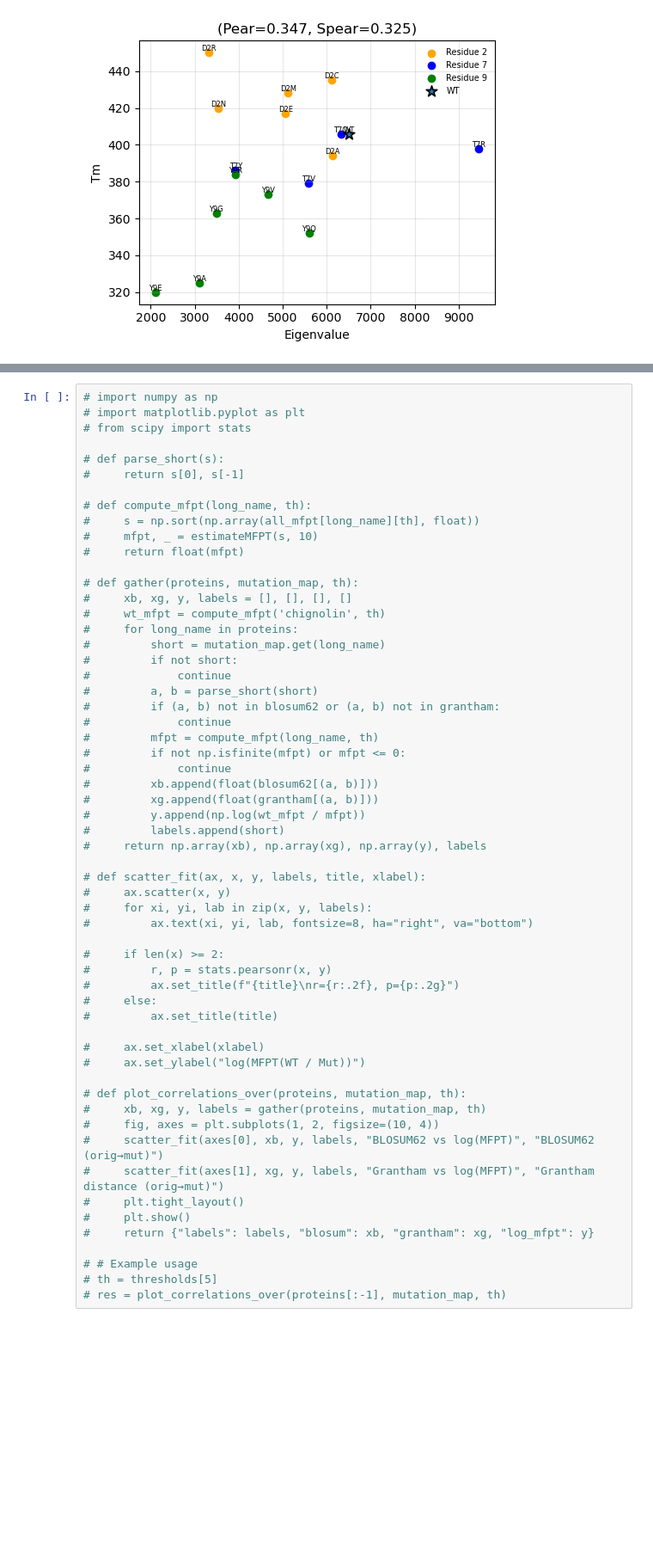
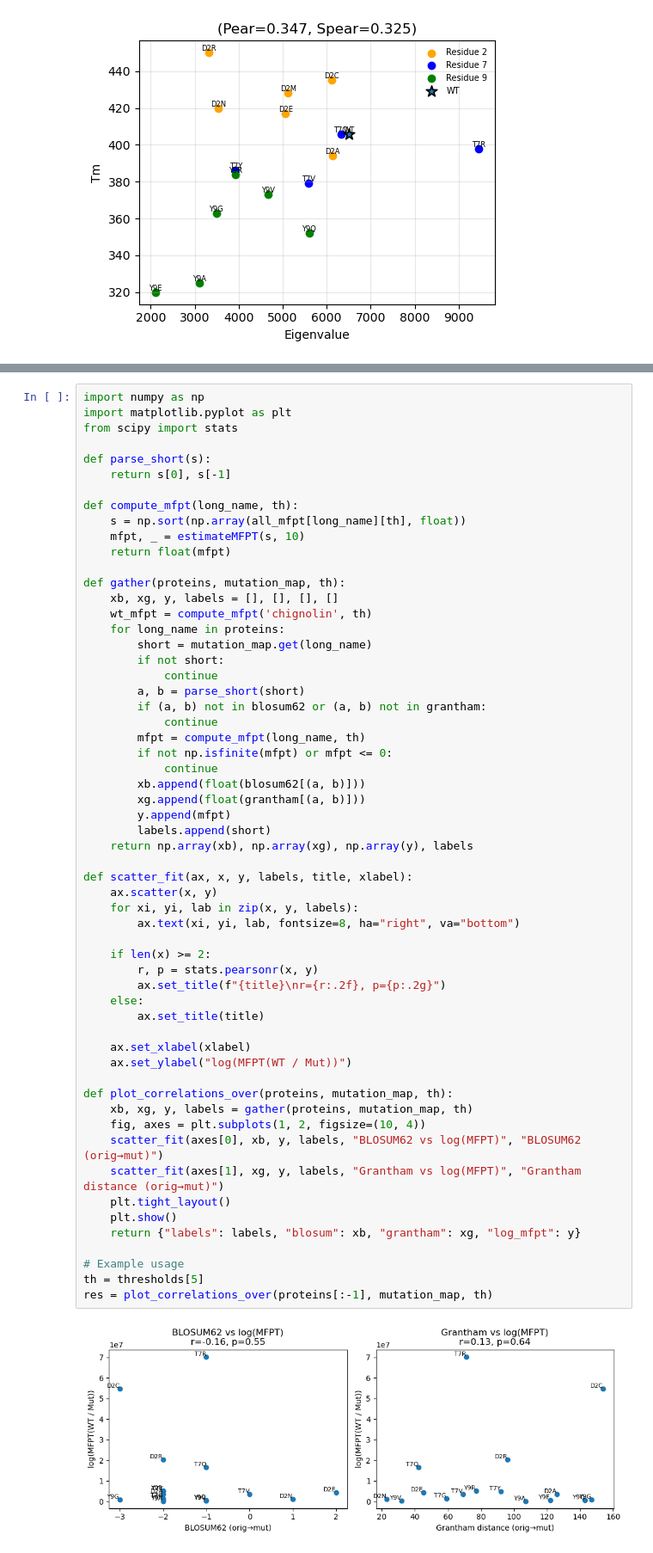
Before and after one commit to MendelsResearchGroup/guiding-peptide-kinetics, a Jupyter notebook: src/correlations.ipynb, the cells around one changed output, grey strips where cells are left out. Shown at 86% size. Saved outputs shown, nothing was run; the diff lists cells and outputs as text; blank space fills up the shorter version.

```diff
--- a/src/correlations.ipynb
+++ b/src/correlations.ipynb
@@ -224,61 +265,63 @@ plot_eigenvalue_vs_tm(df)
 # %%
-# import numpy as np
-# import matplotlib.pyplot as plt
-# from scipy import stats
+import numpy as np
+import matplotlib.pyplot as plt
+from scipy import stats
 
-# def parse_short(s):
-#     return s[0], s[-1]
+def parse_short(s):
+    return s[0], s[-1]
 
-# def compute_mfpt(long_name, th):
-#     s = np.sort(np.array(all_mfpt[long_name][th], float))
-#     mfpt, _ = estimateMFPT(s, 10)
-#     return float(mfpt)
+def compute_mfpt(long_name, th):
+    s = np.sort(np.array(all_mfpt[long_name][th], float))
+    mfpt, _ = estimateMFPT(s, 10)
+    return float(mfpt)
 
-# def gather(proteins, mutation_map, th):
-#     xb, xg, y, labels = [], [], [], []
-#     wt_mfpt = compute_mfpt('chignolin', th)
-#     for long_name in proteins:
-#         short = mutation_map.get(long_name)
-#         if not short:
-#             continue
-#         a, b = parse_short(short)
-#         if (a, b) not in blosum62 or (a, b) not in grantham:
-#             continue
-#         mfpt = compute_mfpt(long_name, th)
-#         if not np.isfinite(mfpt) or mfpt <= 0:
-#             continue
-#         xb.append(float(blosum62[(a, b)]))
-#         xg.append(float(grantham[(a, b)]))
-#         y.append(np.log(wt_mfpt / mfpt))
-#         labels.append(short)
-#     return np.array(xb), np.array(xg), np.array(y), labels
+def gather(proteins, mutation_map, th):
+    xb, xg, y, labels = [], [], [], []
+    wt_mfpt = compute_mfpt('chignolin', th)
+    for long_name in proteins:
+        short = mutation_map.get(long_name)
+        if not short:
+            continue
+        a, b = parse_short(short)
+        if (a, b) not in blosum62 or (a, b) not in grantham:
+            continue
+        mfpt = compute_mfpt(long_name, th)
+        if not np.isfinite(mfpt) or mfpt <= 0:
+            continue
+        xb.append(float(blosum62[(a, b)]))
+        xg.append(float(grantham[(a, b)]))
+        y.append(mfpt)
+        labels.append(short)
+    return np.array(xb), np.array(xg), np.array(y), labels
 
-# def scatter_fit(ax, x, y, labels, title, xlabel):
-#     ax.scatter(x, y)
-#     for xi, yi, lab in zip(x, y, labels):
-#         ax.text(xi, yi, lab, fontsize=8, ha="right", va="bottom")
+def scatter_fit(ax, x, y, labels, title, xlabel):
+    ax.scatter(x, y)
+    for xi, yi, lab in zip(x, y, labels):
+        ax.text(xi, yi, lab, fontsize=8, ha="right", va="bottom")
 
-#     if len(x) >= 2:
-#         r, p = stats.pearsonr(x, y)
-#         ax.set_title(f"{title}\nr={r:.2f}, p={p:.2g}")
-#     else:
-#         ax.set_title(title)
+    if len(x) >= 2:
+        r, p = stats.pearsonr(x, y)
+        ax.set_title(f"{title}\nr={r:.2f}, p={p:.2g}")
+    else:
+        ax.set_title(title)
 
-#     ax.set_xlabel(xlabel)
-#     ax.set_ylabel("log(MFPT(WT / Mut))")
+    ax.set_xlabel(xlabel)
+    ax.set_ylabel("log(MFPT(WT / Mut))")
 
-# def plot_correlations_over(proteins, mutation_map, th):
-#     xb, xg, y, labels = gather(proteins, mutation_map, th)
-#     fig, axes = plt.subplots(1, 2, figsize=(10, 4))
-#     scatter_fit(axes[0], xb, y, labels, "BLOSUM62 vs log(MFPT)", "BLOSUM62 (orig→mut)")
-#     scatter_fit(axes[1], xg, y, labels, "Grantham vs log(MFPT)", "Grantham distance (orig→mut)")
-#     plt.tight_layout()
-#     plt.show()
-#     return {"labels": labels, "blosum": xb, "grantham": xg, "log_mfpt": y}
+def plot_correlations_over(proteins, mutation_map, th):
+    xb, xg, y, labels = gather(proteins, mutation_map, th)
+    fig, axes = plt.subplots(1, 2, figsize=(10, 4))
+    scatter_fit(axes[0], xb, y, labels, "BLOSUM62 vs log(MFPT)", "BLOSUM62 (orig→mut)")
+    scatter_fit(axes[1], xg, y, labels, "Grantham vs log(MFPT)", "Grantham distance (orig→mut)")
+    plt.tight_layout()
+    plt.show()
+    return {"labels": labels, "blosum": xb, "grantham": xg, "log_mfpt": y}
 
-# # Example usage
-# th = thresholds[5]
-# res = plot_correlations_over(proteins[:-1], mutation_map, th)
+# Example usage
+th = thresholds[5]
+res = plot_correlations_over(proteins[:-1], mutation_map, th)
+# %% [output]
+[figure, added]
 # %%
 import numpy as np
 import matplotlib.pyplot as plt
```
Also changed, not shown: parts of 6 cells of this notebook, 8 other files.
